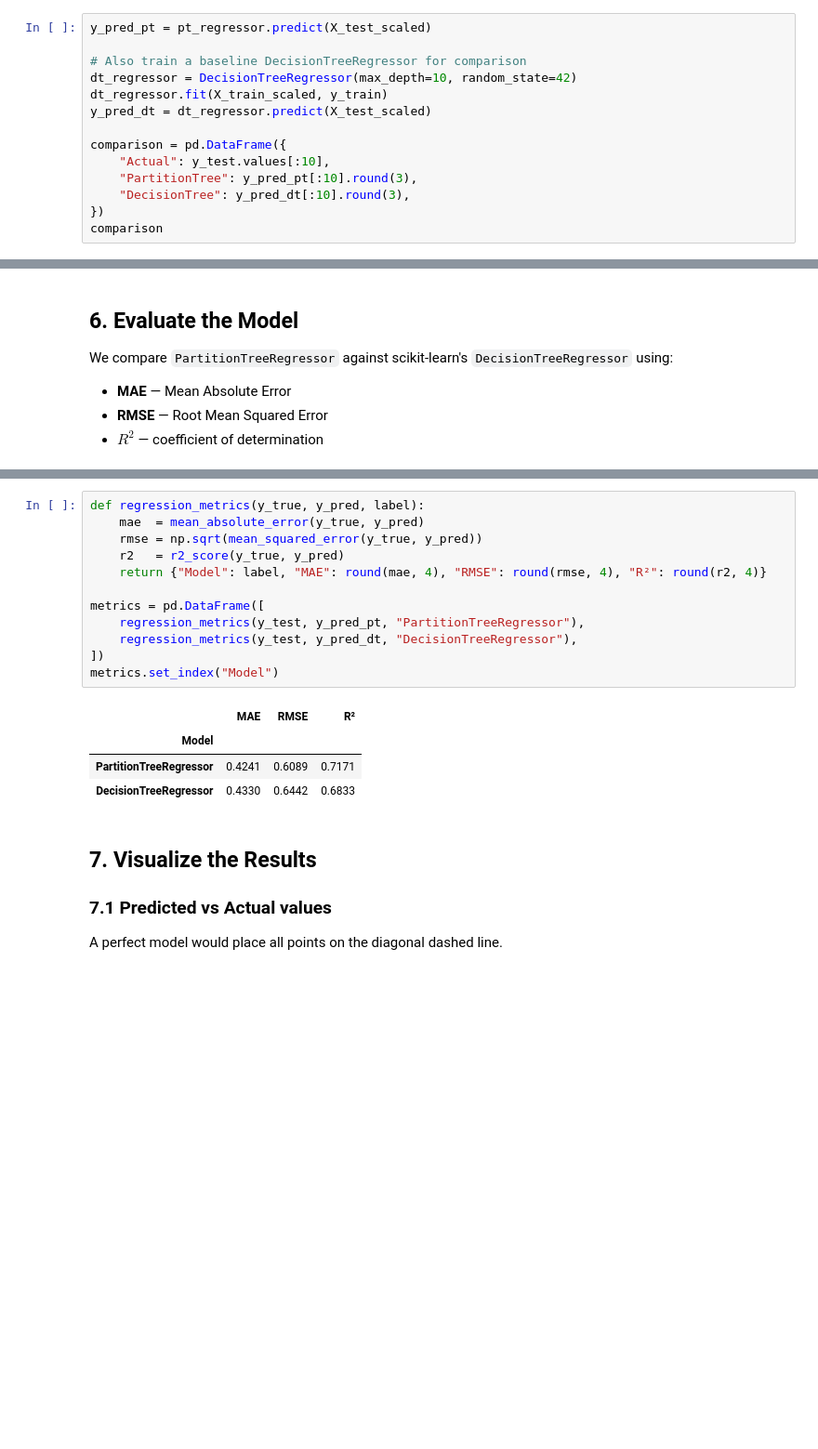
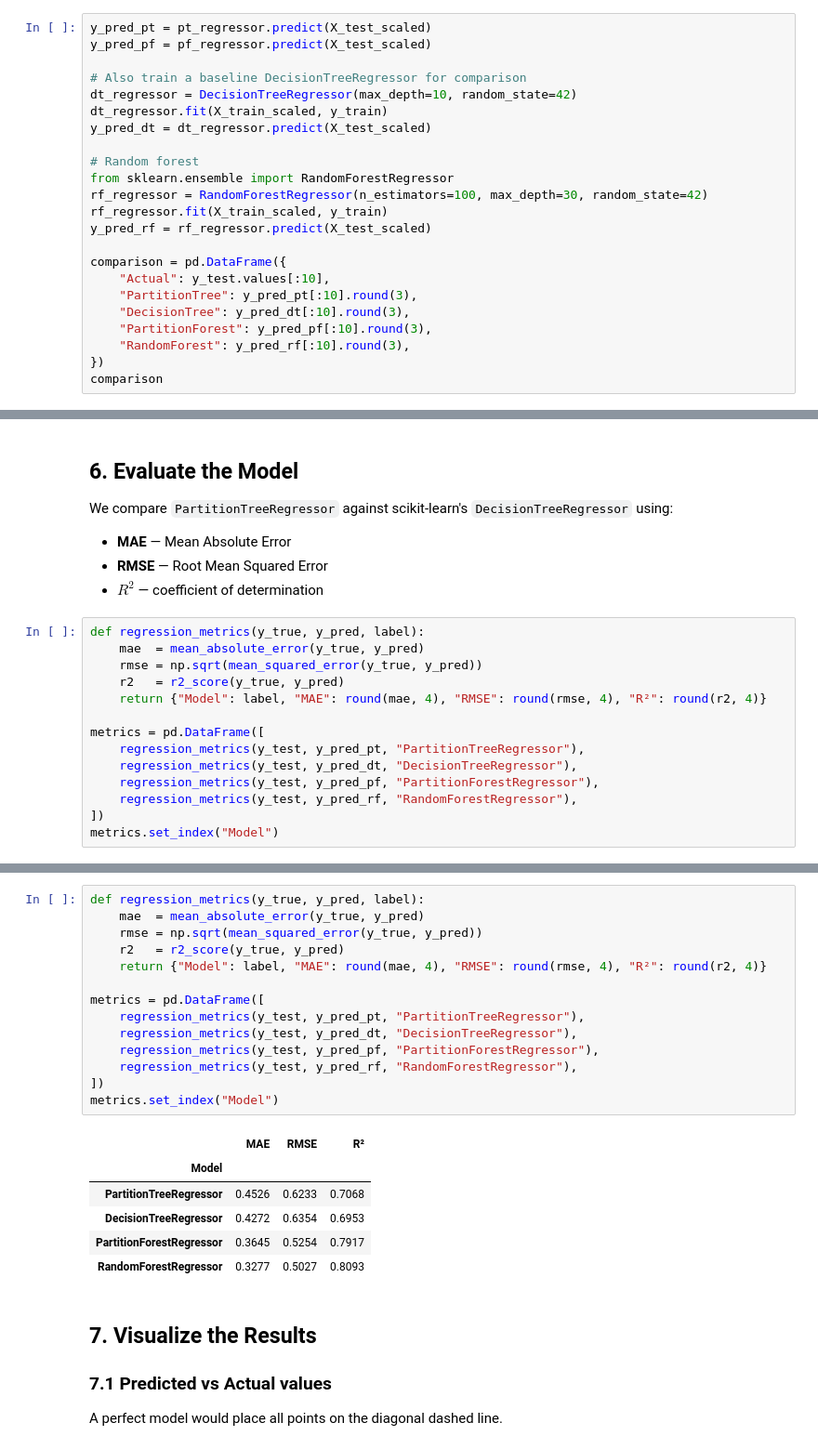
Before and after one commit to felipeangelimvieira/partition_tree, a Jupyter notebook: partition_tree/notebooks/partition_tree_regressor.ipynb, the cells around one changed output, grey strips where cells are left out. Shown at 93% size. Cells and saved outputs as stored; diff of their text form; blank space fills up the shorter version.

```diff
--- a/partition_tree/notebooks/partition_tree_regressor.ipynb
+++ b/partition_tree/notebooks/partition_tree_regressor.ipynb
@@ -98,16 +115,25 @@ PartitionTreeRegressor trained successfully.
 Run inference on the test set and preview the first predictions alongside their true values.
 # %%
 y_pred_pt = pt_regressor.predict(X_test_scaled)
+y_pred_pf = pf_regressor.predict(X_test_scaled)
 
 # Also train a baseline DecisionTreeRegressor for comparison
 dt_regressor = DecisionTreeRegressor(max_depth=10, random_state=42)
 dt_regressor.fit(X_train_scaled, y_train)
 y_pred_dt = dt_regressor.predict(X_test_scaled)
 
+# Random forest
+from sklearn.ensemble import RandomForestRegressor
+rf_regressor = RandomForestRegressor(n_estimators=100, max_depth=30, random_state=42)
+rf_regressor.fit(X_train_scaled, y_train)
+y_pred_rf = rf_regressor.predict(X_test_scaled)
+
 comparison = pd.DataFrame({
     "Actual": y_test.values[:10],
     "PartitionTree": y_pred_pt[:10].round(3),
     "DecisionTree": y_pred_dt[:10].round(3),
+    "PartitionForest": y_pred_pf[:10].round(3),
+    "RandomForest": y_pred_rf[:10].round(3),
 })
 comparison
 # %% [output]
@@ -129,3 +155,17 @@ We compare `PartitionTreeRegressor` against scikit-learn's `DecisionTreeRegresso
 - **MAE** — Mean Absolute Error
 - **RMSE** — Root Mean Squared Error
 - **$R^2$** — coefficient of determination
+# %%
+def regression_metrics(y_true, y_pred, label):
+    mae  = mean_absolute_error(y_true, y_pred)
+    rmse = np.sqrt(mean_squared_error(y_true, y_pred))
+    r2   = r2_score(y_true, y_pred)
+    return {"Model": label, "MAE": round(mae, 4), "RMSE": round(rmse, 4), "R²": round(r2, 4)}
+
+metrics = pd.DataFrame([
+    regression_metrics(y_test, y_pred_pt, "PartitionTreeRegressor"),
+    regression_metrics(y_test, y_pred_dt, "DecisionTreeRegressor"),
+    regression_metrics(y_test, y_pred_pf, "PartitionForestRegressor"),
+    regression_metrics(y_test, y_pred_rf, "RandomForestRegressor"),
+])
+metrics.set_index("Model")
@@ -132,20 +179,24 @@ We compare `PartitionTreeRegressor` against scikit-learn's `DecisionTreeRegresso
 # %%
 def regression_metrics(y_true, y_pred, label):
     mae  = mean_absolute_error(y_true, y_pred)
     rmse = np.sqrt(mean_squared_error(y_true, y_pred))
     r2   = r2_score(y_true, y_pred)
     return {"Model": label, "MAE": round(mae, 4), "RMSE": round(rmse, 4), "R²": round(r2, 4)}
 
 metrics = pd.DataFrame([
     regression_metrics(y_test, y_pred_pt, "PartitionTreeRegressor"),
     regression_metrics(y_test, y_pred_dt, "DecisionTreeRegressor"),
+    regression_metrics(y_test, y_pred_pf, "PartitionForestRegressor"),
+    regression_metrics(y_test, y_pred_rf, "RandomForestRegressor"),
 ])
 metrics.set_index("Model")
 # %% [output]
 |  | MAE | RMSE | R² |
 | Model |  |  |  |
-| PartitionTreeRegressor | 0.4241 | 0.6089 | 0.7171 |
-| DecisionTreeRegressor | 0.4330 | 0.6442 | 0.6833 |
+| PartitionTreeRegressor | 0.4526 | 0.6233 | 0.7068 |
+| DecisionTreeRegressor | 0.4272 | 0.6354 | 0.6953 |
+| PartitionForestRegressor | 0.3645 | 0.5254 | 0.7917 |
+| RandomForestRegressor | 0.3277 | 0.5027 | 0.8093 |
 # %% [markdown]
 ## 7. Visualize the Results
 
```
Also changed, not shown: parts of 8 cells of this notebook, 17 other files.
